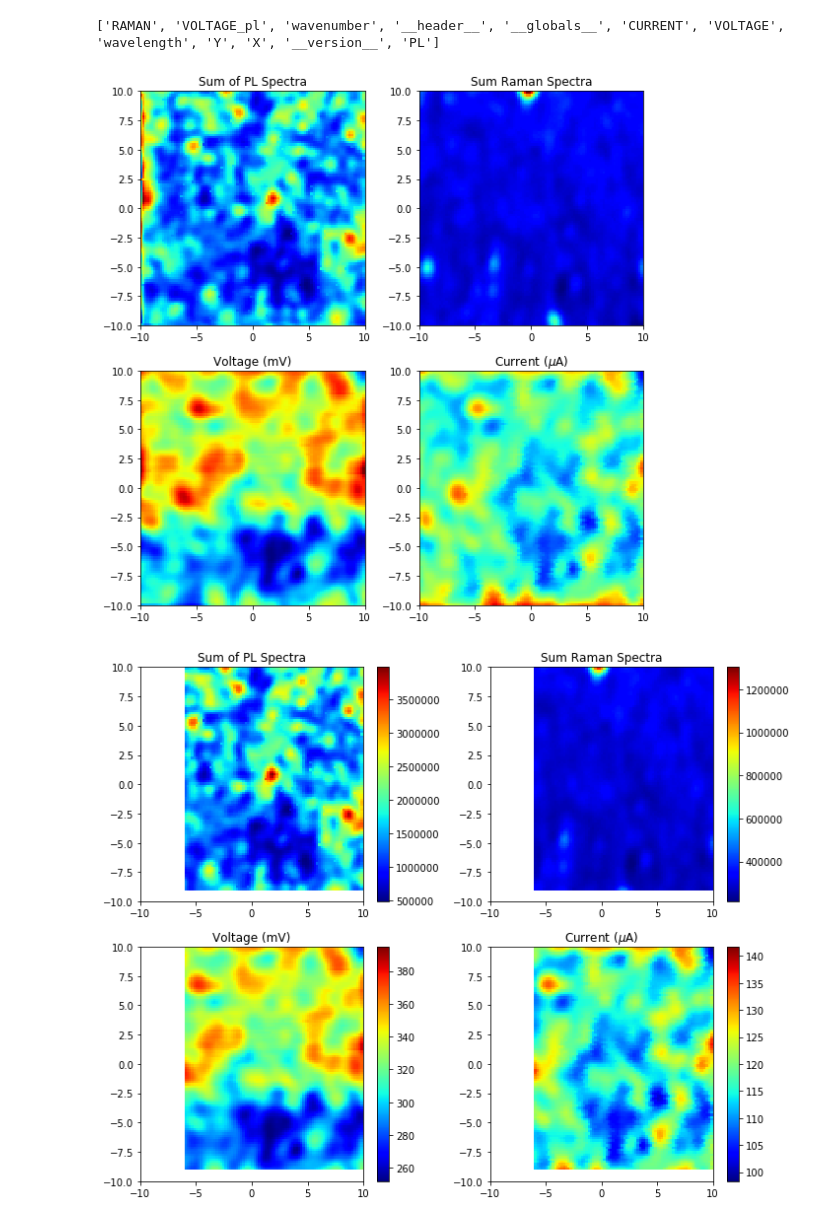
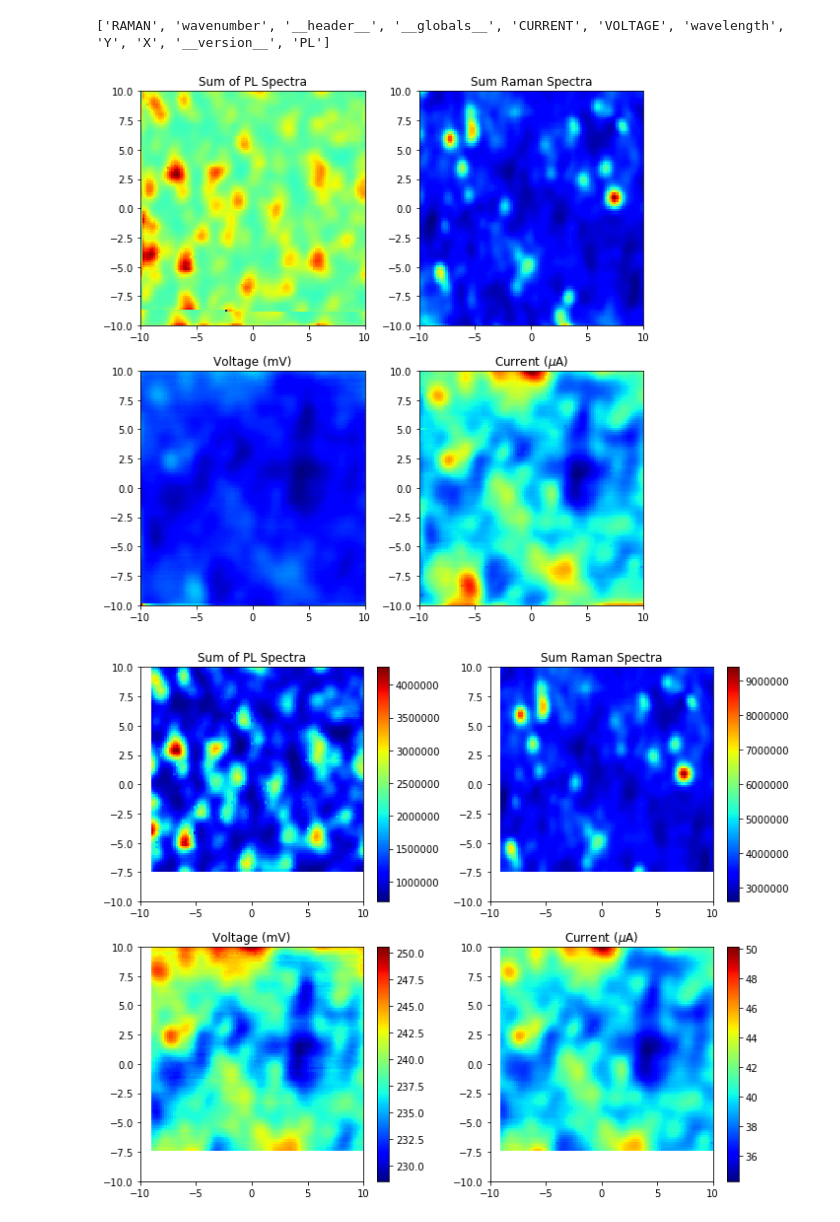
Before and after one commit to bradleyMwest/Renishaw-Reni-Awesome, a Jupyter notebook: Compare Voltage between High Energy PL regions and Low Energy PL regions.ipynb, the cells around one changed output. Cells and saved outputs as stored; diff of their text form; code cells hidden in the pictures.

```diff
--- a/Compare Voltage between High Energy PL regions and Low Energy PL regions.ipynb
+++ b/Compare Voltage between High Energy PL regions and Low Energy PL regions.ipynb
@@ -82,7 +82,7 @@ def get_PL_Raman_Current_Voltage_From_Matlab_File(fpath):
     return data,PL,RAMAN,wl,wn,current,voltage,x,y,x_pixels,y_pixels
 # %%
 #Load the Spectrum Files and Electrical Data from a Pre-processed matlab file
-file_path_to_renishaw_data = 'AIST_slg.mat'
+file_path_to_renishaw_data = 'AIST_saph.mat'
 
 #use parenthesis to break long lines of code over multiple lines
 (dictionary_of_matlab_variables,
@@ -95,8 +95,8 @@ file_path_to_renishaw_data = 'AIST_slg.mat'
 print dictionary_of_matlab_variables.keys() #show the names of variables stored in matlab file inorder to extract them
 
 ##### uncomment to use voltage from a different run on same sample
-#if file_path_to_renishaw_data == 'AIST_slg.mat' or file_path_to_renishaw_data == 'AIST_slg_naf.mat':
-#    voltage_volts = dictionary_of_matlab_variables["VOLTAGE_pl"]
+if file_path_to_renishaw_data == 'AIST_slg.mat' or file_path_to_renishaw_data == 'AIST_slg_naf.mat':
+    voltage_volts = dictionary_of_matlab_variables["VOLTAGE_pl"]
 
 #create a map of the x and y coordinates by using meshgrid
 x_position_map, y_position_map = np.meshgrid(x_distance_um, y_distance_um)
@@ -159,33 +159,33 @@ masked_maps = []
 data = [summed_pl_spectra_matrix, summed_raman_spectra_matrix, voltage_map_mV, current_map_uA]
 for i in data:
     masked_maps.append(np.ma.array(i))
 for i in masked_maps:
     i[trim_map == 0] = np.ma.masked
 masked_spectra = []
 spectra = [pl_spectra,raman_spectra]
 for i in spectra:
     masked_spectra.append(np.ma.array(i))
 for i in masked_spectra:
     i[trim_array == 0,:] = np.ma.masked
 masked_pl_spectra = masked_spectra[0]
 masked_raman_spectra = masked_spectra[1]
 #Visualize the Data
 f,axes = plt.subplots(2,2,figsize=(10,8))
 ax = axes.ravel() #converts 2x2 axis object to an array (row-wise)
 plot_titles =['Sum of PL Spectra','Sum Raman Spectra','Voltage (mV)','Current ($\mu$A)']
 
 # include the following line to do a log_scale colorbar:
 #norm=colors.LogNorm(vmin=np.min(z), vmax= np.max(z))
 
 for idx, (z,tit) in enumerate(zip(masked_maps,plot_titles)):
     pcm = ax[idx].pcolor(x_position_map, y_position_map, z, vmin = np.min(z), vmax = np.max(z), cmap='jet')
     ax[idx].set_title(tit)
     f.colorbar(pcm, ax = ax[idx])
 
 plt.tight_layout()
 
 plt.show()
 # %% [output]
-['RAMAN', 'VOLTAGE_pl', 'wavenumber', '__header__', '__globals__', 'CURRENT', 'VOLTAGE', 'wavelength', 'Y', 'X', '__version__', 'PL']
+['RAMAN', 'wavenumber', '__header__', '__globals__', 'CURRENT', 'VOLTAGE', 'wavelength', 'Y', 'X', '__version__', 'PL']
-[figure, old version]
+[figure, new version]
-[figure, old version]
+[figure, new version]
```
Also changed, not shown: parts of 10 cells of this notebook.
